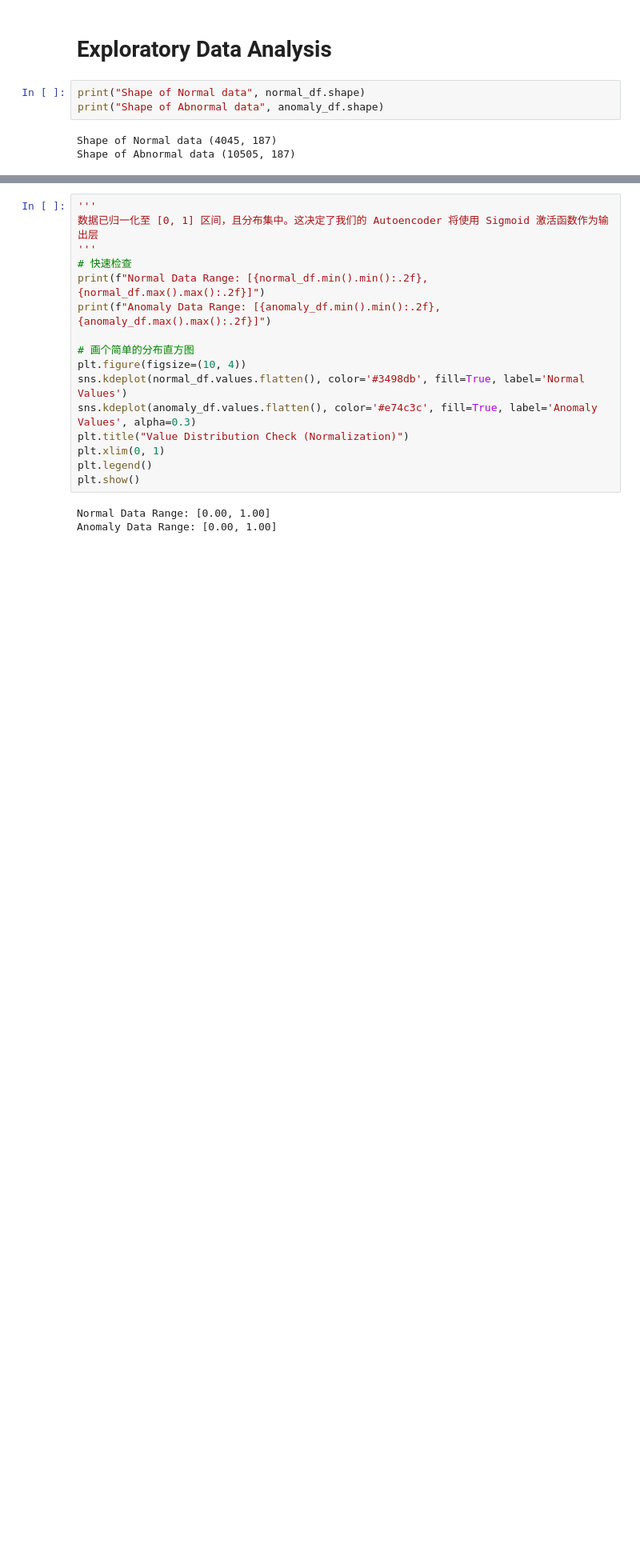
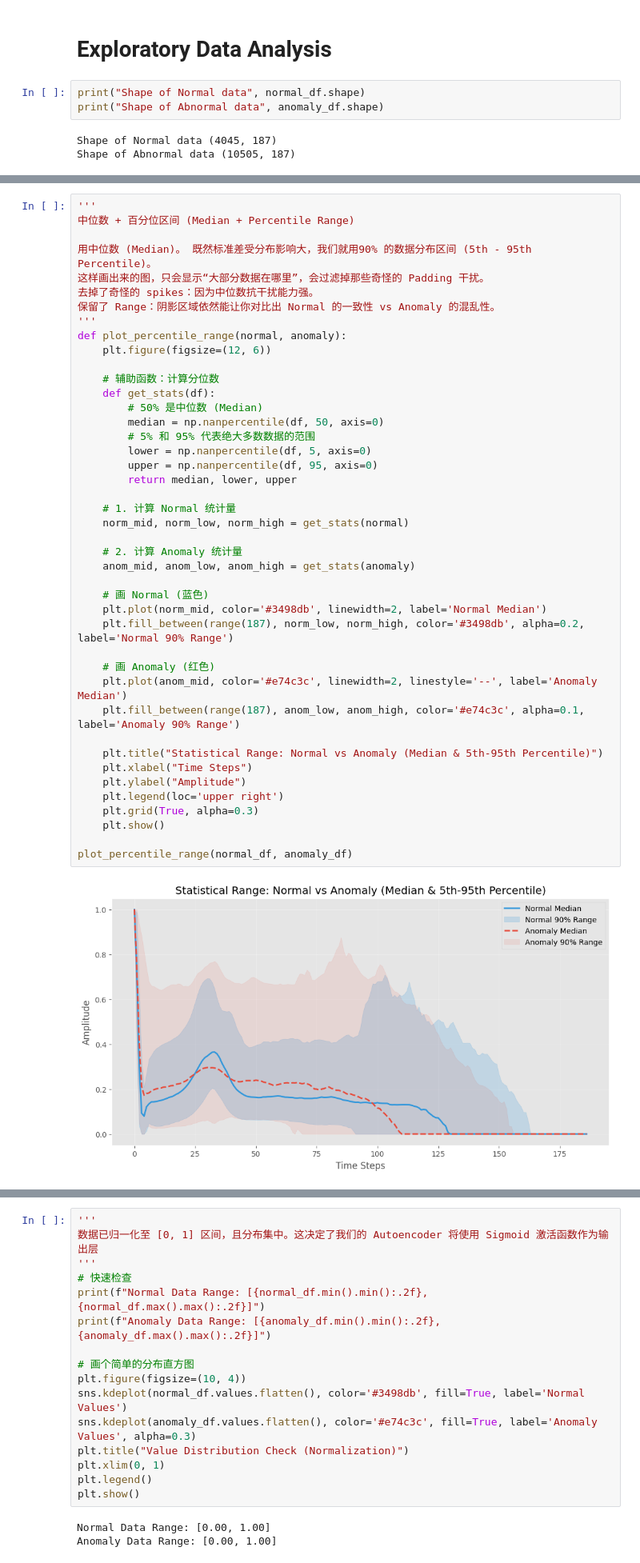
Before and after one commit to Makiato1999/ECG-Detector, a Jupyter notebook: anomaly_detection_cnn_autoencoders.ipynb, the cells around one changed output, grey strips where cells are left out. Shown at 80% size. Cells and saved outputs as stored; diff of their text form; blank space fills up the shorter version.

```diff
--- a/anomaly_detection_cnn_autoencoders.ipynb
+++ b/anomaly_detection_cnn_autoencoders.ipynb
@@ -126,0 +101,45 @@ plt.show()
+# %%
+'''
+中位数 + 百分位区间 (Median + Percentile Range)
+
+用中位数 (Median)。 既然标准差受分布影响大，我们就用90% 的数据分布区间 (5th - 95th Percentile)。
+这样画出来的图，只会显示“大部分数据在哪里”，会过滤掉那些奇怪的 Padding 干扰。
+去掉了奇怪的 spikes：因为中位数抗干扰能力强。
+保留了 Range：阴影区域依然能让你对比出 Normal 的一致性 vs Anomaly 的混乱性。
+'''
+def plot_percentile_range(normal, anomaly):
+    plt.figure(figsize=(12, 6))
+
+    # 辅助函数：计算分位数
+    def get_stats(df):
+        # 50% 是中位数 (Median)
+        median = np.nanpercentile(df, 50, axis=0)
+        # 5% 和 95% 代表绝大多数数据的范围
+        lower = np.nanpercentile(df, 5, axis=0)
+        upper = np.nanpercentile(df, 95, axis=0)
+        return median, lower, upper
+
+    # 1. 计算 Normal 统计量
+    norm_mid, norm_low, norm_high = get_stats(normal)
+
+    # 2. 计算 Anomaly 统计量
+    anom_mid, anom_low, anom_high = get_stats(anomaly)
+
+    # 画 Normal (蓝色)
+    plt.plot(norm_mid, color='#3498db', linewidth=2, label='Normal Median')
+    plt.fill_between(range(187), norm_low, norm_high, color='#3498db', alpha=0.2, label='Normal 90% Range')
+
+    # 画 Anomaly (红色)
+    plt.plot(anom_mid, color='#e74c3c', linewidth=2, linestyle='--', label='Anomaly Median')
+    plt.fill_between(range(187), anom_low, anom_high, color='#e74c3c', alpha=0.1, label='Anomaly 90% Range')
+
+    plt.title("Statistical Range: Normal vs Anomaly (Median & 5th-95th Percentile)")
+    plt.xlabel("Time Steps")
+    plt.ylabel("Amplitude")
+    plt.legend(loc='upper right')
+    plt.grid(True, alpha=0.3)
+    plt.show()
+
+plot_percentile_range(normal_df, anomaly_df)
+# %% [output]
+[figure, added]
```
Also changed, not shown: parts of 15 cells of this notebook.
